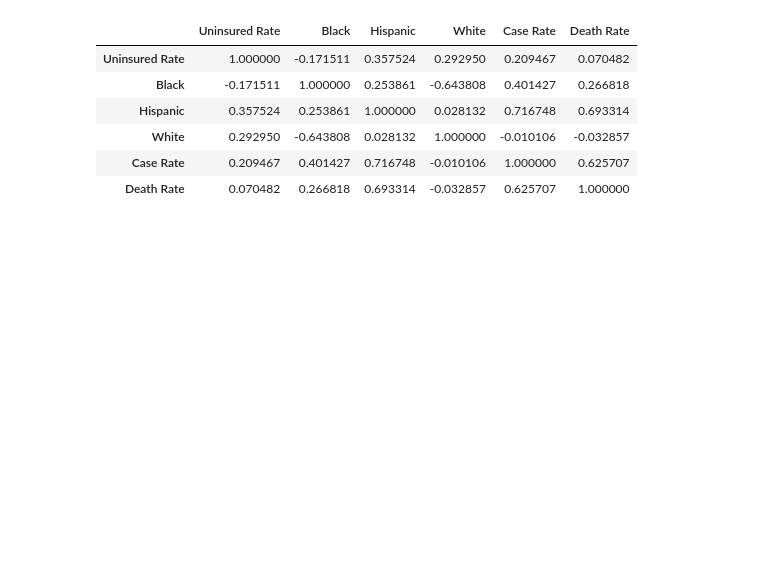
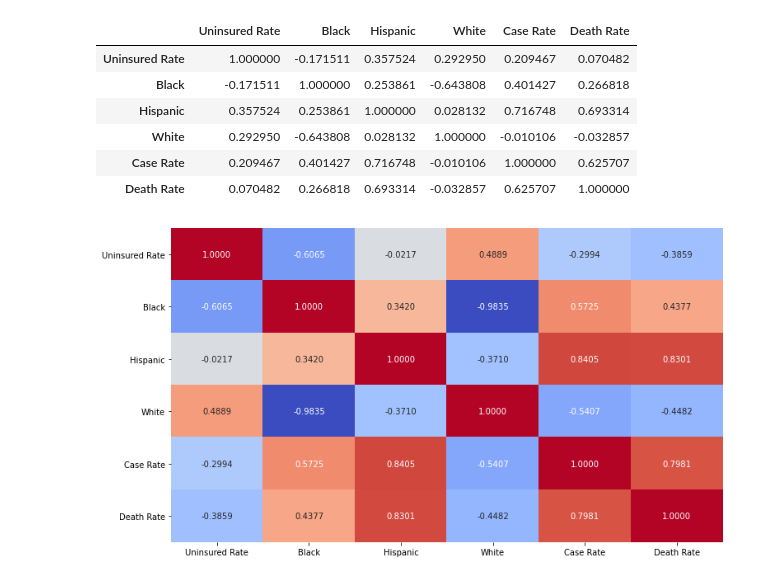
Before and after one commit to hhuang364/Econ-570Project, a Jupyter notebook: tentative code and csv/project_revised(4-28-2020).ipynb, the cells around one changed output. Saved outputs shown, nothing was run; the diff lists cells and outputs as text; code cells hidden in the pictures; blank space fills up the shorter version.

```diff
--- a/tentative code and csv/project_revised(4-28-2020).ipynb
+++ b/tentative code and csv/project_revised(4-28-2020).ipynb
@@ -360,3 +361,12 @@ corr.style.background_gradient(cmap='coolwarm')
 | White | 0.292950 | -0.643808 | 0.028132 | 1.000000 | -0.010106 | -0.032857 |
 | Case Rate | 0.209467 | 0.401427 | 0.716748 | -0.010106 | 1.000000 | 0.625707 |
 | Death Rate | 0.070482 | 0.266818 | 0.693314 | -0.032857 | 0.625707 | 1.000000 |
+# %%
+#https://stackoverflow.com/questions/51347398/need-to-save-pandas-correlation-highlighted-table-cmap-matplotlib-as-png-image
+fig, ax = plt.subplots()
+sns.heatmap(corr.corr(method='pearson'), annot=True, fmt='.4f',
+            cmap=plt.get_cmap('coolwarm'), cbar=False, ax=ax)
+ax.set_yticklabels(ax.get_yticklabels(), rotation="horizontal")
+#plt.savefig('corr_result.svg', bbox_inches='tight', pad_inches=0.0)
+# %% [output]
+[figure, added]
```
Also changed, not shown: parts of 7 cells of this notebook.
